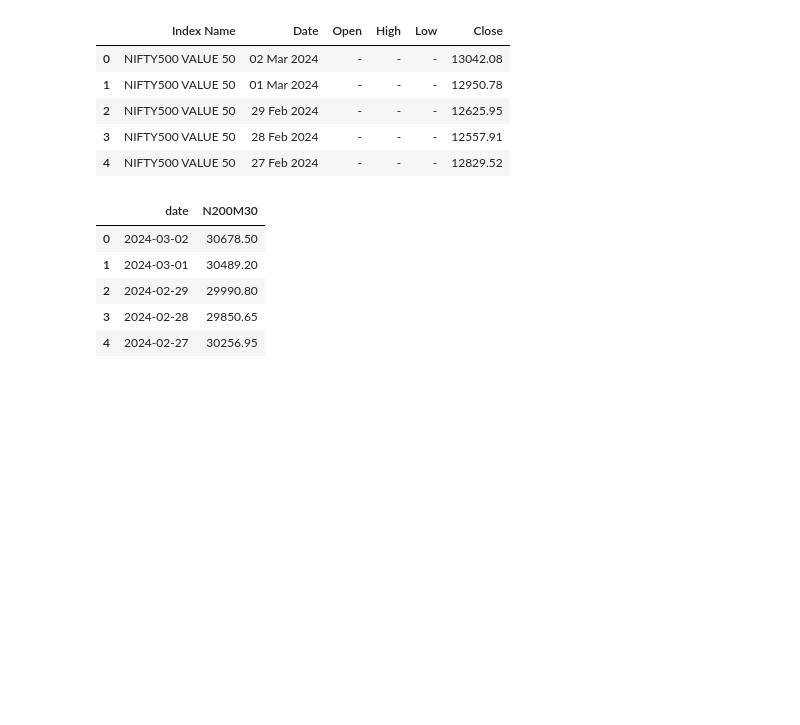
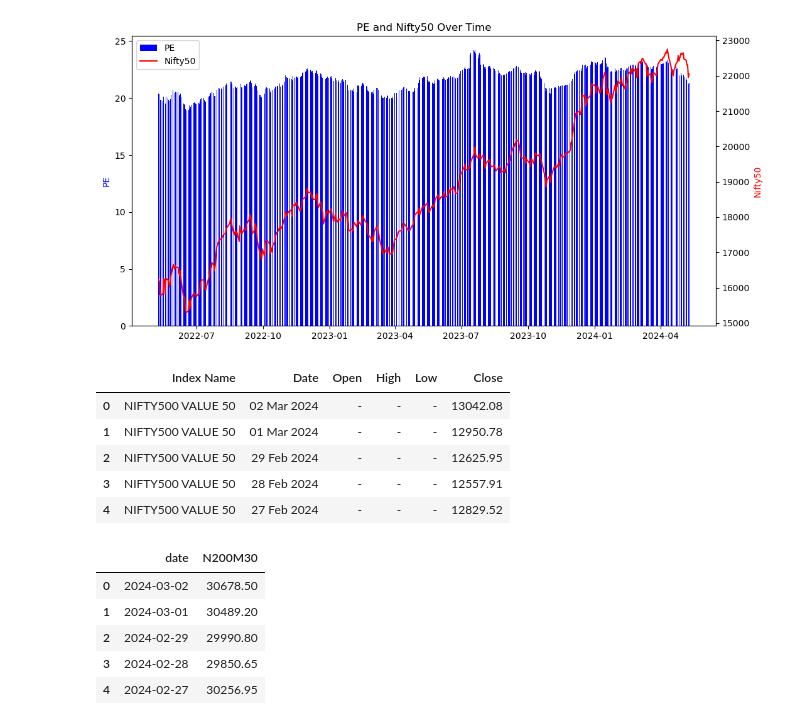
Before and after one commit to dilip-k-m/enhance-value-and-momentum-index, a Jupyter notebook: data-analysis.ipynb, the cells around one changed output. Cells and saved outputs as stored; diff of their text form; code cells hidden in the pictures; blank space fills up the shorter version.

```diff
--- a/data-analysis.ipynb
+++ b/data-analysis.ipynb
@@ -102,3 +137,40 @@ See the caveats in the documentation: https://pandas.pydata.org/pandas-docs/stab
+# %%
+nifty50_file = 'data/NIFTY_50_since1990.csv'
+n50 = get_nse_data(nifty50_file)
+
+n50_pe = pd.merge(n50,pe, )
+
+n50_pe = pd.concat([n50['Close'], pe['PE']], axis=1).dropna()
+n50_pe.columns = ['Nifty50', 'pe']
+# %%
+import pandas as pd
+import matplotlib.pyplot as plt
+
+df = n50_pe
+
+# Plotting
+fig, ax1 = plt.subplots(figsize=(12, 6))
+
+# Bar plot for PE
+ax1.bar(df.index, df['pe'], color='b', label='PE')
+ax1.set_ylabel('PE', color='b')
+
+# Creating a secondary y-axis for Nifty50
+ax2 = ax1.twinx()
+ax2.plot(df.index, df['Nifty50'], color='r', label='Nifty50')
+ax2.set_ylabel('Nifty50', color='r')
+
+# Adding legend
+lines1, labels1 = ax1.get_legend_handles_labels()
+lines2, labels2 = ax2.get_legend_handles_labels()
+ax2.legend(lines1 + lines2, labels1 + labels2, loc='upper left')
+
+# Adding title
+plt.title('PE and Nifty50 Over Time')
+
+plt.show()
+# %% [output]
+[figure, added]
 # %%
 N500V50_file = 'data/NIFTY500 VALUE 50_Historical_PR_01042005to02032024.csv'
 N200M30_file = 'data/NIFTY200 MOMENTUM 30_Historical_PR_01042005to02032024.csv'
```
Also changed, not shown: parts of 22 cells of this notebook.
